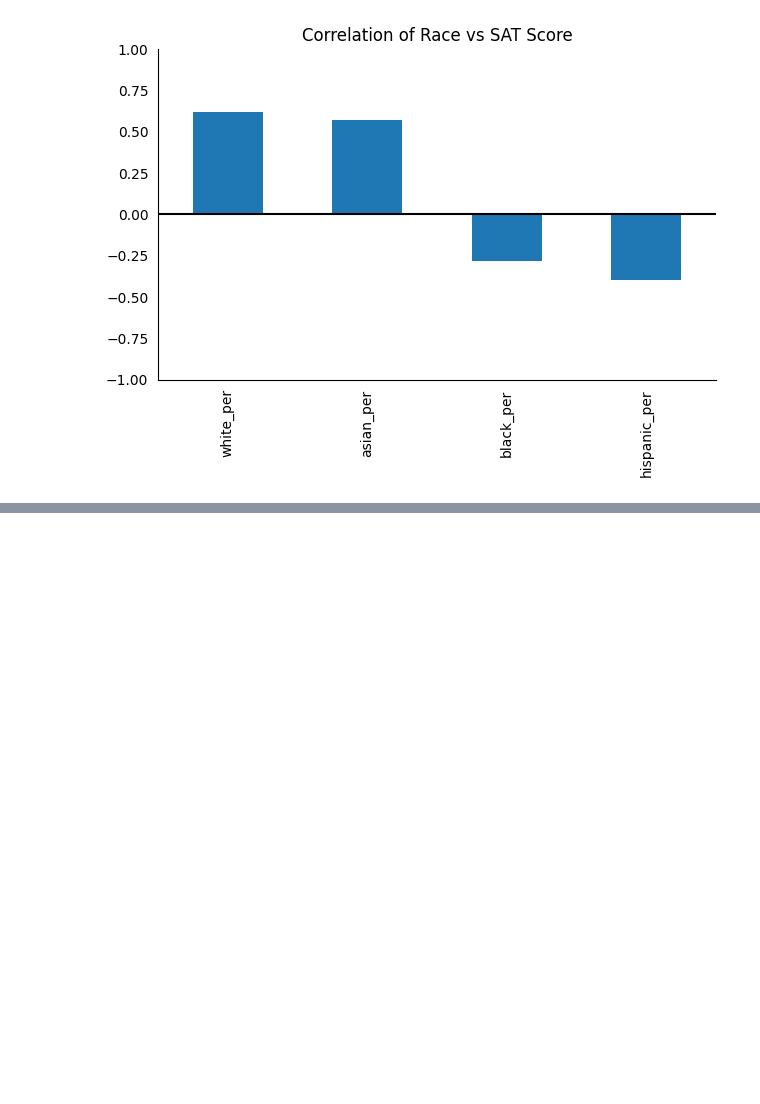
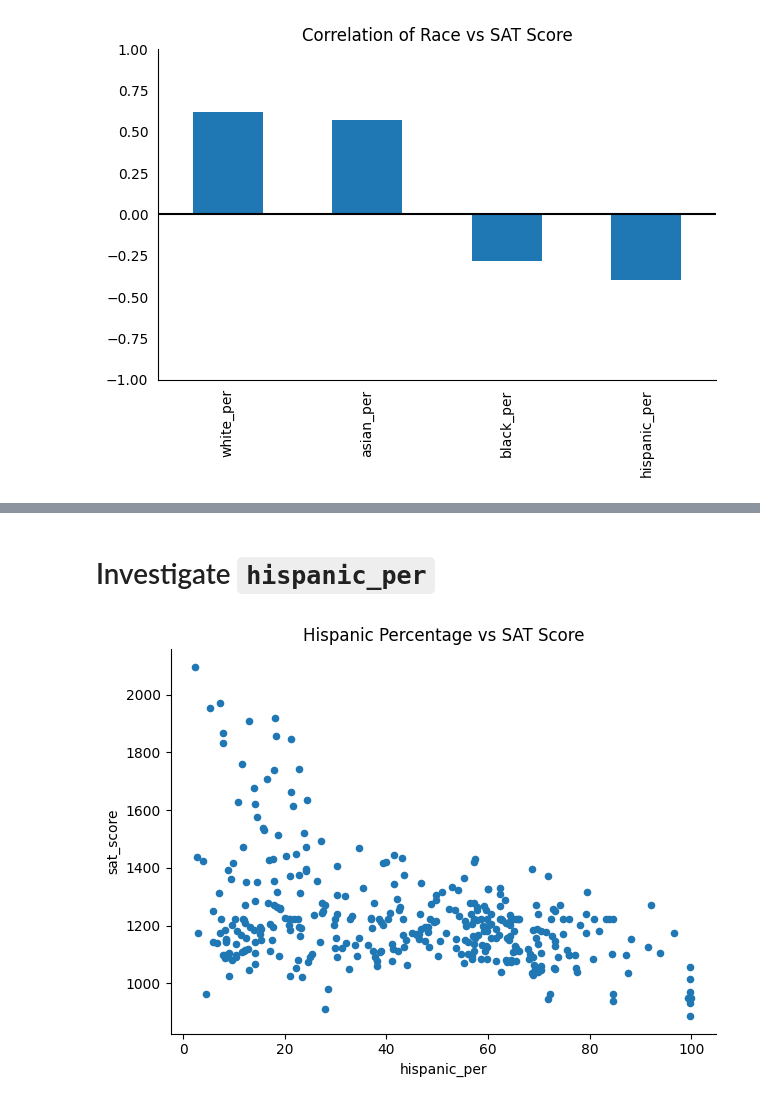
Before and after one commit to jastro-dev/dq-nyc-high-school-analysis, a Jupyter notebook: main_notebook.ipynb, the cells around one changed output, grey strips where cells are left out. Saved outputs shown, nothing was run; the diff lists cells and outputs as text; code cells hidden in the pictures; blank space fills up the shorter version.

Commit message:
add race correlation findings add `hispanic_per` exploratory analysis with findings

```diff
--- a/main_notebook.ipynb
+++ b/main_notebook.ipynb
@@ -275,0 +278,16 @@ plt.show()
+# %% [markdown]
+# Investigate `hispanic_per`
+# %%
+# Scatter Plot for `hispanic_per` and `sat_score`
+
+combined.plot.scatter(x='hispanic_per', y='sat_score')
+
+plt.title('Hispanic Percentage vs SAT Score')
+
+plt.tight_layout()
+sns.despine()
+
+plt.savefig('visualizations/hispanic_vs_sat.png')
+plt.show()
+# %% [output]
+[figure, added]
```
Also changed, not shown: parts of 8 cells of this notebook, 1 other file.
